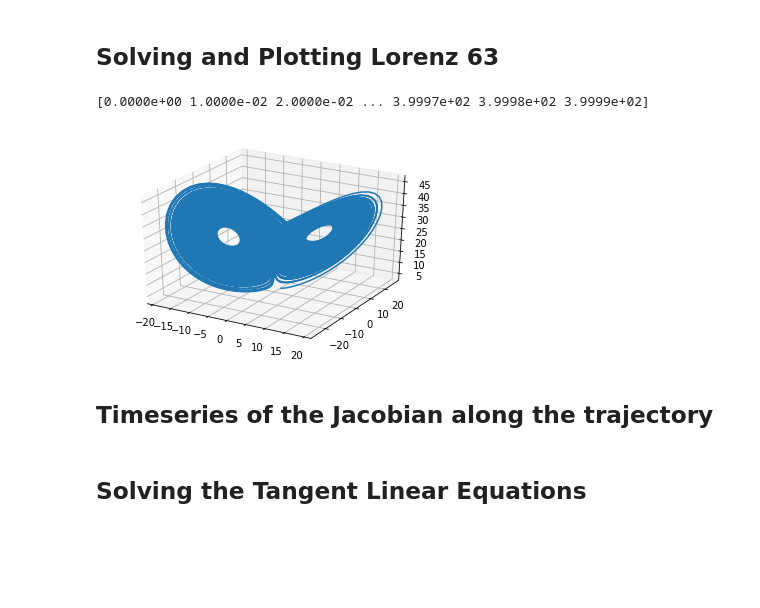
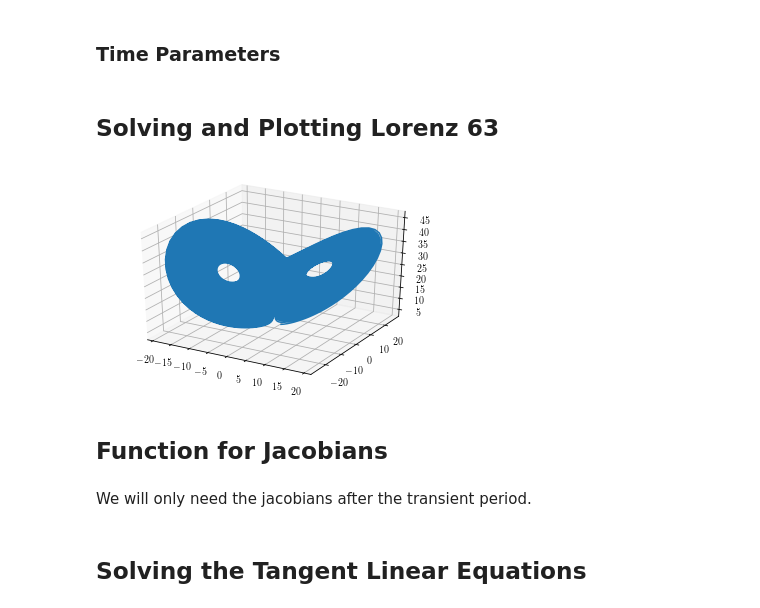
Before and after one commit to CalvinNesbitt/Lyapunov-Analysis, a Jupyter notebook: Lorenz-63-Example/L63-Lyap-Spec.ipynb, the cells around one changed output. Saved outputs shown, nothing was run; the diff lists cells and outputs as text; code cells hidden in the pictures; blank space fills up the shorter version.

```diff
--- a/Lorenz-63-Example/L63-Lyap-Spec.ipynb
+++ b/Lorenz-63-Example/L63-Lyap-Spec.ipynb
@@ -17,6 +17,12 @@ def posQR(M):
     signs = np.diag(np.sign(np.diagonal(R))) # Matrix with signs of R diagonal on the diagonal
     Q, R = np.dot(Q, signs), np.dot(signs, R) # Ensuring R Diagonal is positive
     return Q, R
+# %% [markdown]
+### Time Parameters
+# %%
+dt = 1.e-2 # Time step for numerical integration, this is also the interval TLE is solved over
+transient = int(5.e4) # Number of transient steps
+L = int(1.e5) # Steps we will sample on attractor
 # %% [markdown]
 ## Solving and Plotting Lorenz 63
 # %%
@@ -41,31 +47,25 @@ def L63(state, t, p):
     dzdt = (x * y) - (b * z)
     dudt = np.array([dxdt, dydt, dzdt])
     return dudt
-# %%
-# Time Parameters
-
-dt = 0.01 # Time step
-k = 4 # Number of steps that 'the propagator' moves you forward
-steps = int(1.e4 * k) # Controls convergence
-time = np.arange(0, steps * dt, dt)
-print(time)
-# %% [output]
-[0.0000e+00 1.0000e-02 2.0000e-02 ... 3.9997e+02 3.9998e+02 3.9999e+02]
 # %%
 # Solving L63 Numerically using odeint
 
 IC = np.array([1.0, 2.0, 3.0])
+steps = transient + L # Where we're solving L63
+time = np.arange(0, steps * dt, dt)
 solution = odeint(L63, IC, time, (p,))
 
 # Plot
 fig = plt.figure()
 ax = fig.gca(projection='3d')
 ax.plot(solution[:, 0], solution[:, 1], solution[:, 2])
 plt.show()
 # %% [output]
-[figure, old version]
+[figure, new version]
-# %% [markdown]
-## Timeseries of the Jacobian along the trajectory
+# %% [markdown]
+## Function for Jacobians
+# %% [markdown]
+We will only need the jacobians after the transient period.
 # %%
 # Function to calucate Jacobian of L63 at a point on trajectory
 
```
Also changed, not shown: parts of 11 cells of this notebook.
